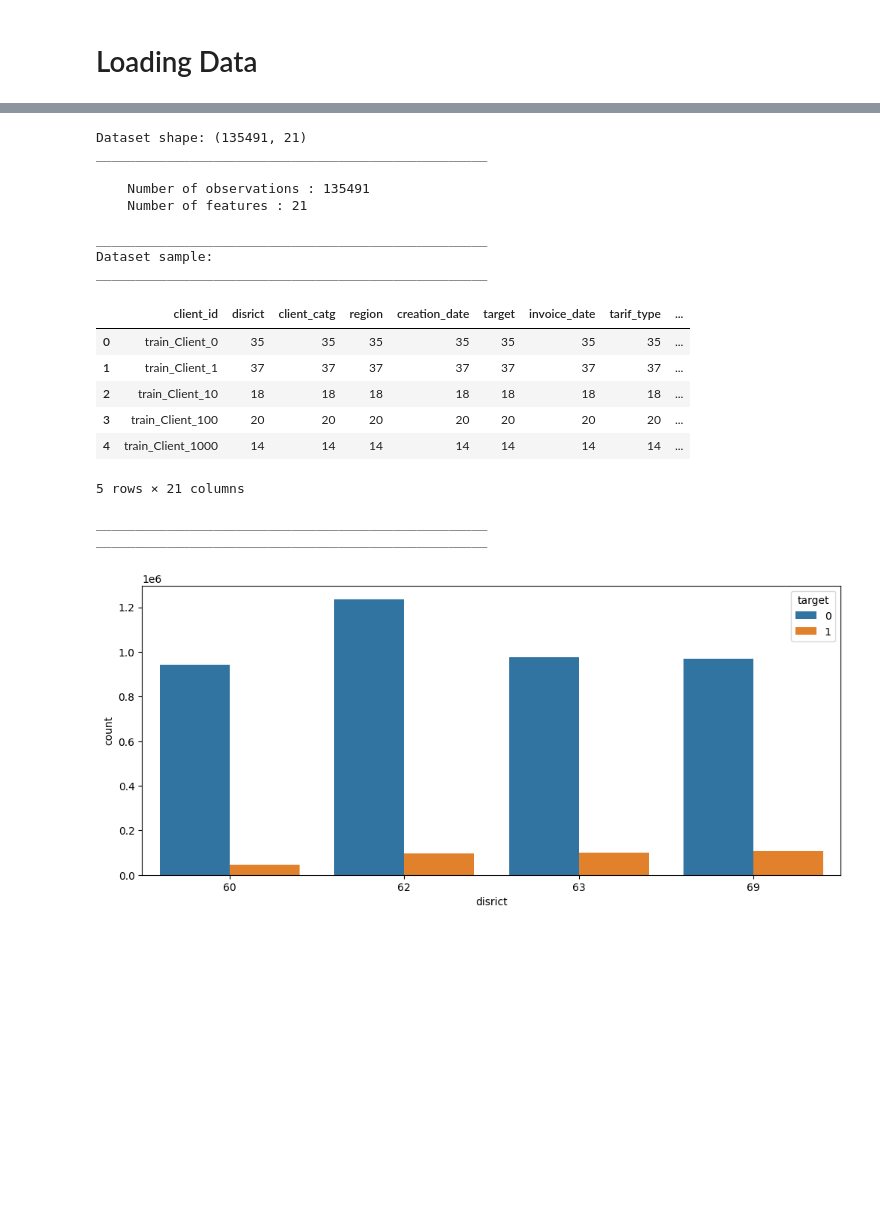
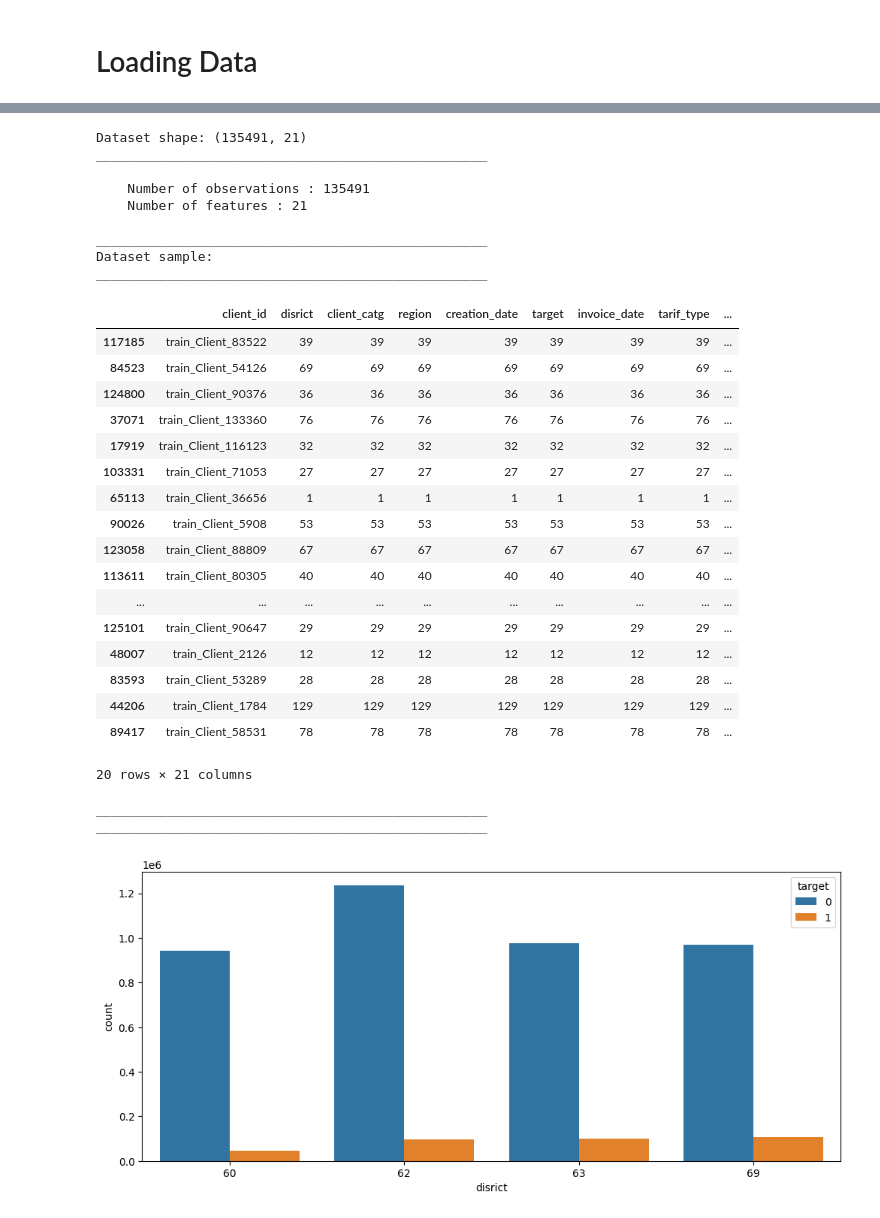
Before and after one commit to Cazta/fraud_detection_electricity_company, a Jupyter notebook: fraud_data_modeling_baseline.ipynb, the cells around one changed output, grey strips where cells are left out. Saved outputs shown, nothing was run; the diff lists cells and outputs as text; code cells hidden in the pictures; blank space fills up the shorter version.

```diff
--- a/fraud_data_modeling_baseline.ipynb
+++ b/fraud_data_modeling_baseline.ipynb
@@ -193,28 +214,40 @@ dtype: int64
 # %%
 # grouping by client id's using the aggregate : count
 
-df_clients = df.groupby('client_id').count().reset_index()
+df_gb_clients = df.groupby('client_id').count().reset_index()
 
 # curious grouped dataframe summary : by client's id count
 
-df_clients_sm = get_data_summary(data = df_clients)
+#how many invoices per client
+df_gb_clients_sm = get_data_summary(data = df_gb_clients)
 # %% [output]
 Dataset shape: (135491, 21)
 __________________________________________________
 
     Number of observations : 135491
     Number of features : 21
 
 __________________________________________________
 Dataset sample:
 __________________________________________________
 |  | client_id | disrict | client_catg | region | creation_date | target | invoice_date | tarif_type | ... |
-| 0 | train_Client_0 | 35 | 35 | 35 | 35 | 35 | 35 | 35 | ... |
-| 1 | train_Client_1 | 37 | 37 | 37 | 37 | 37 | 37 | 37 | ... |
-| 2 | train_Client_10 | 18 | 18 | 18 | 18 | 18 | 18 | 18 | ... |
-| 3 | train_Client_100 | 20 | 20 | 20 | 20 | 20 | 20 | 20 | ... |
-| 4 | train_Client_1000 | 14 | 14 | 14 | 14 | 14 | 14 | 14 | ... |
+| 117185 | train_Client_83522 | 39 | 39 | 39 | 39 | 39 | 39 | 39 | ... |
+| 84523 | train_Client_54126 | 69 | 69 | 69 | 69 | 69 | 69 | 69 | ... |
+| 124800 | train_Client_90376 | 36 | 36 | 36 | 36 | 36 | 36 | 36 | ... |
+| 37071 | train_Client_133360 | 76 | 76 | 76 | 76 | 76 | 76 | 76 | ... |
+| 17919 | train_Client_116123 | 32 | 32 | 32 | 32 | 32 | 32 | 32 | ... |
+| 103331 | train_Client_71053 | 27 | 27 | 27 | 27 | 27 | 27 | 27 | ... |
+| 65113 | train_Client_36656 | 1 | 1 | 1 | 1 | 1 | 1 | 1 | ... |
+| 90026 | train_Client_5908 | 53 | 53 | 53 | 53 | 53 | 53 | 53 | ... |
+| 123058 | train_Client_88809 | 67 | 67 | 67 | 67 | 67 | 67 | 67 | ... |
+| 113611 | train_Client_80305 | 40 | 40 | 40 | 40 | 40 | 40 | 40 | ... |
+| ... | ... | ... | ... | ... | ... | ... | ... | ... | ... |
+| 125101 | train_Client_90647 | 29 | 29 | 29 | 29 | 29 | 29 | 29 | ... |
+| 48007 | train_Client_2126 | 12 | 12 | 12 | 12 | 12 | 12 | 12 | ... |
+| 83593 | train_Client_53289 | 28 | 28 | 28 | 28 | 28 | 28 | 28 | ... |
+| 44206 | train_Client_1784 | 129 | 129 | 129 | 129 | 129 | 129 | 129 | ... |
+| 89417 | train_Client_58531 | 78 | 78 | 78 | 78 | 78 | 78 | 78 | ... |
-5 rows × 21 columns
+20 rows × 21 columns
 __________________________________________________
 __________________________________________________
 # %%
```
Also changed, not shown: parts of 14 cells of this notebook.
